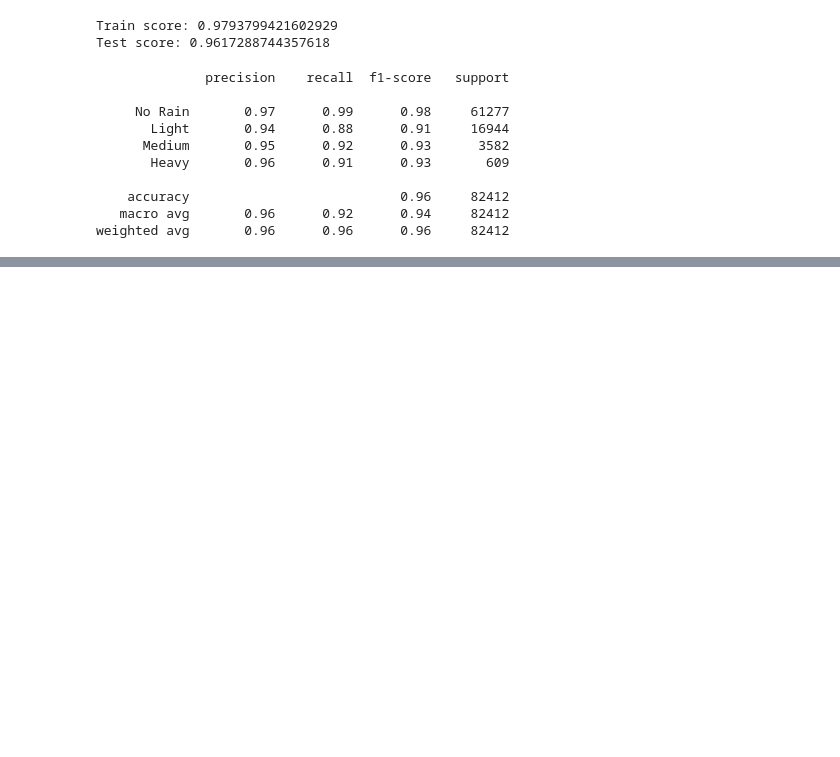
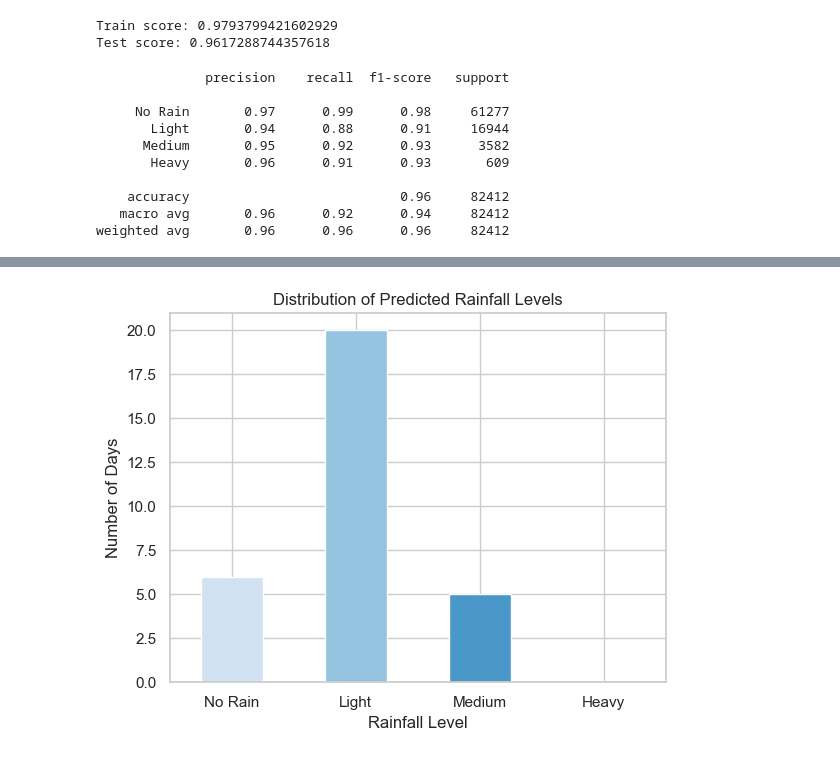
Before and after one commit to Zewen-Zhao/ADS2001_GroupMC3, a Jupyter notebook: Modelling/modelling_jiehni.ipynb, the cells around one changed output, grey strips where cells are left out. Drawn from its saved outputs; the diff is of its cells as text; code cells hidden in the pictures; blank space fills up the shorter version.

```diff
--- a/Modelling/modelling_jiehni.ipynb
+++ b/Modelling/modelling_jiehni.ipynb
@@ -429,0 +536,22 @@ weighted avg       0.96      0.96      0.96     82412
+# %%
+import seaborn as sns
+import matplotlib.pyplot as plt
+
+sns.set_theme(style="whitegrid")
+
+order = ['No Rain', 'Light', 'Medium', 'Heavy']
+
+counts = daily_preds_max["Predicted_Rainfall_Level"].value_counts().reindex(order)
+
+colors = sns.color_palette("Blues", n_colors=len(order))
+
+counts.plot(kind="bar", color=colors)
+
+plt.title("Distribution of Predicted Rainfall Levels")
+plt.xlabel("Rainfall Level")
+plt.ylabel("Number of Days")
+plt.xticks(rotation=0)
+
+plt.show()
+# %% [output]
+[figure, added]
```
Also changed, not shown: parts of 7 cells of this notebook.
